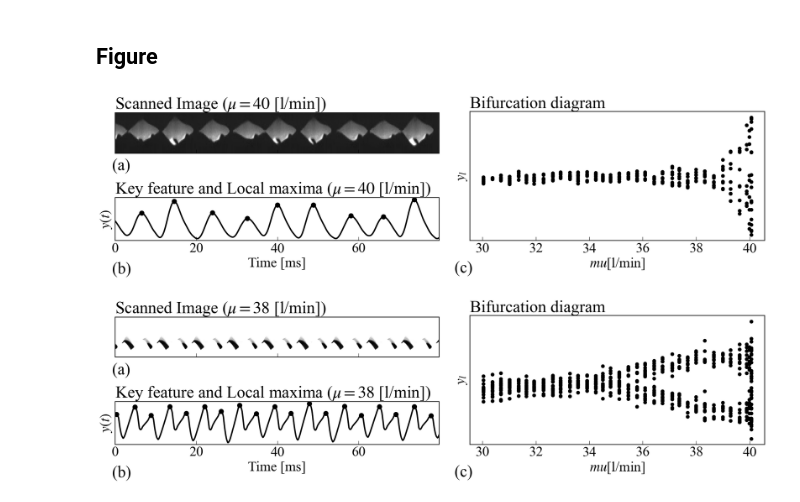
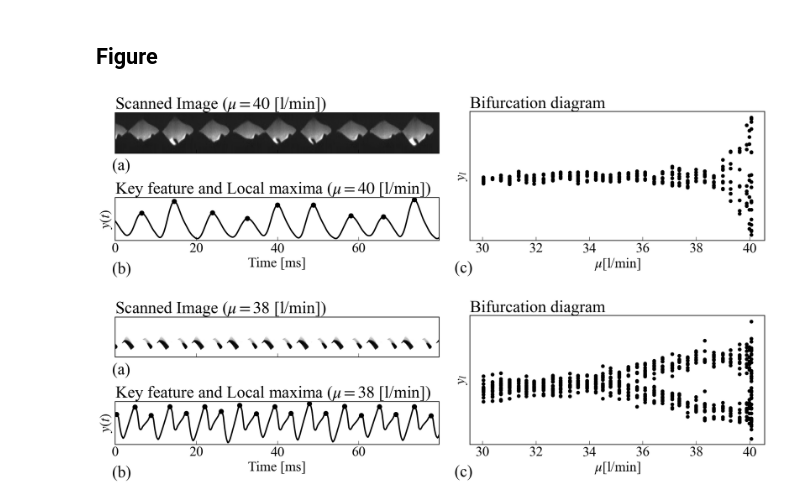
Before and after one commit to TakumiInoue0628/NDA-VFS-ML, a Jupyter notebook: src/3-Videodata-modeling/NLP_fig05-06.ipynb, the cells around one changed output. Drawn from its saved outputs; the diff is of its cells as text; code cells hidden in the pictures.

```diff
--- a/src/3-Videodata-modeling/NLP_fig05-06.ipynb
+++ b/src/3-Videodata-modeling/NLP_fig05-06.ipynb
@@ -101,34 +101,34 @@ fig = NLP({
             'xtick.major.size':8,
             'ytick.major.size':8,
             })
 
 param_num = -2
 fig.figure05(
             bifurcation_video_data_vf_list[param_num],
             bifurcation_data_vf_list[param_num], bifurcation_data_vf_list_discreted[param_num], bifurcation_data_vf_list_discreted_index[param_num], bifurcation_t_data_vf_list[param_num],
             bifurcation_data_vf_list_discreted, bifurcation_parameter_vf_list,
             figsize=(25, 5), width_ratios=[1.1, 1], wspace=0.1, height_ratios=[1, 1], hspace=1,
             title1='Scanned Image ('+r'$\mu=40$'+' [l/min])', title2='Key feature and Local maxima ('+r'$\mu=40$'+' [l/min])', title3='Bifurcation diagram',
             aspect=2.5, gamma=0.8,
             lw_lv=3, c_lv='k', label_lv='Latent vector',
             marker_lv_lm='o', s_lv_lm=10, c_lv_lm='k', label_lv_lm='Local maxima', xlabel1='Time [ms]', ylabel1=r'$y(t)$',
-                xlim=(None, None), ylim=(None, None), xlabel2=r'$mu $'+'[l/min]', ylabel2=r'$y_l$', marker='.', c='k', s=200,
+                xlim=(None, None), ylim=(None, None), xlabel2=r'$\mu $'+'[l/min]', ylabel2=r'$y_l$', marker='.', c='k', s=200,
             panel_list = ['(a)', '(b)', '(c)'], panel_xy_list=[(0.39, 0.34), (0.39, 0.45), (0.37, 0.96)], panel_fontsize=35,
             save_png=None, save_eps=None)
 
 param_num = -9
 fig.figure05(
                 bifurcation_video_data_fvf_list[param_num],
                 bifurcation_data_fvf_list[param_num], bifurcation_data_fvf_list_discreted[param_num], bifurcation_data_fvf_list_discreted_index[param_num], bifurcation_t_data_fvf_list[param_num],
                 bifurcation_data_fvf_list_discreted, bifurcation_parameter_fvf_list,
                 figsize=(25, 5), width_ratios=[1.1, 1], wspace=0.1, height_ratios=[1, 1], hspace=1,
                 title1='Scanned Image ('+r'$\mu=38$'+' [l/min])', title2='Key feature and Local maxima ('+r'$\mu=38$'+' [l/min])', title3='Bifurcation diagram',
                 aspect=1.4, gamma=0.5,
                 lw_lv=3, c_lv='k', label_lv='Latent vector',
                 marker_lv_lm='o', s_lv_lm=10, c_lv_lm='k', label_lv_lm='Local maxima', xlabel1='Time [ms]', ylabel1=r'$y(t)$',
-                xlim=(None, None), ylim=(None, None), xlabel2=r'$mu $'+'[l/min]', ylabel2=r'$y_l$', marker='.', c='k', s=200,
+                xlim=(None, None), ylim=(None, None), xlabel2=r'$\mu $'+'[l/min]', ylabel2=r'$y_l$', marker='.', c='k', s=200,
                 panel_list = ['(a)', '(b)', '(c)'], panel_xy_list=[(0.39, 0.34), (0.39, 0.45), (0.37, 0.96)], panel_fontsize=35,
                 save_png=None, save_eps=None)
 # %% [output]
-[figure, old version]
+[figure, new version]
-[figure, old version]
+[figure, new version]
```
